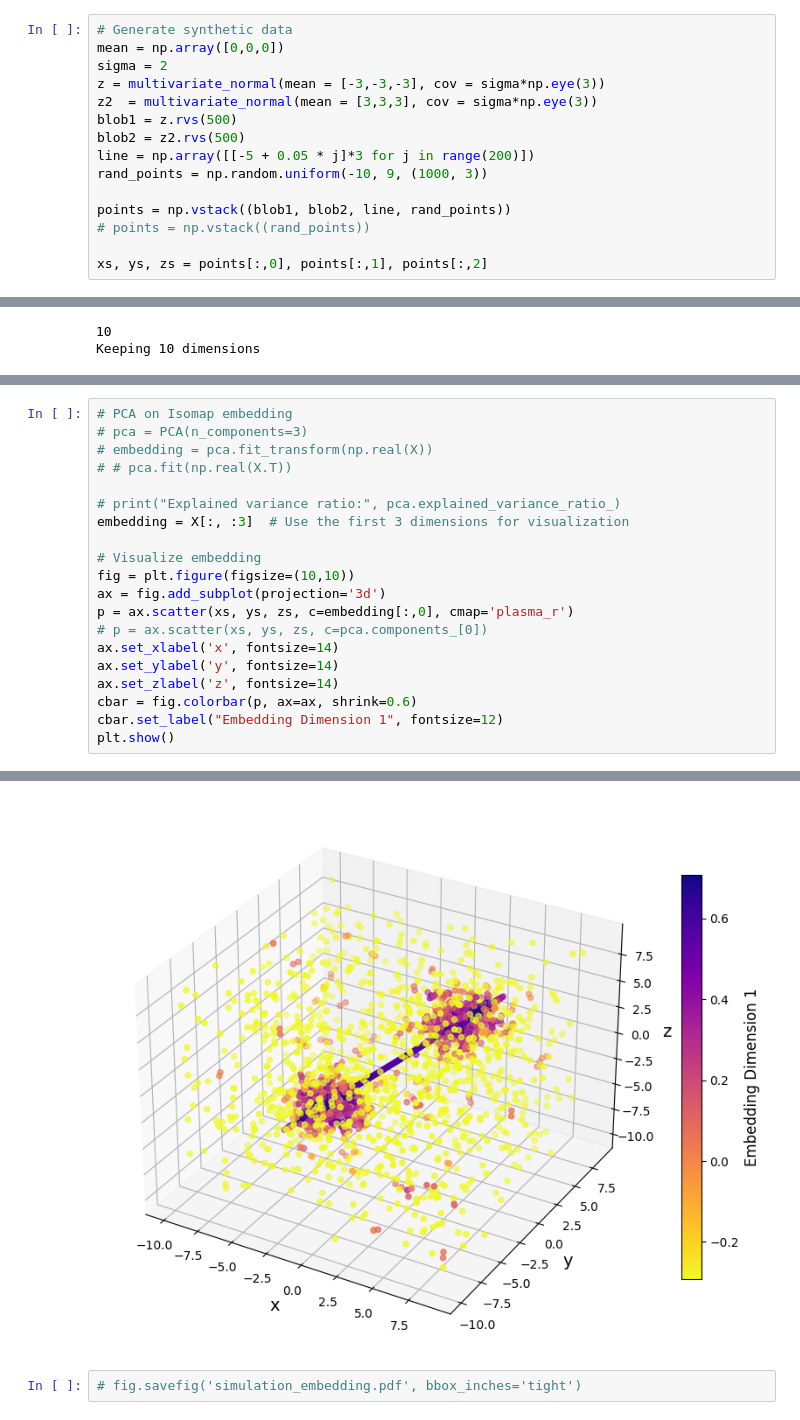
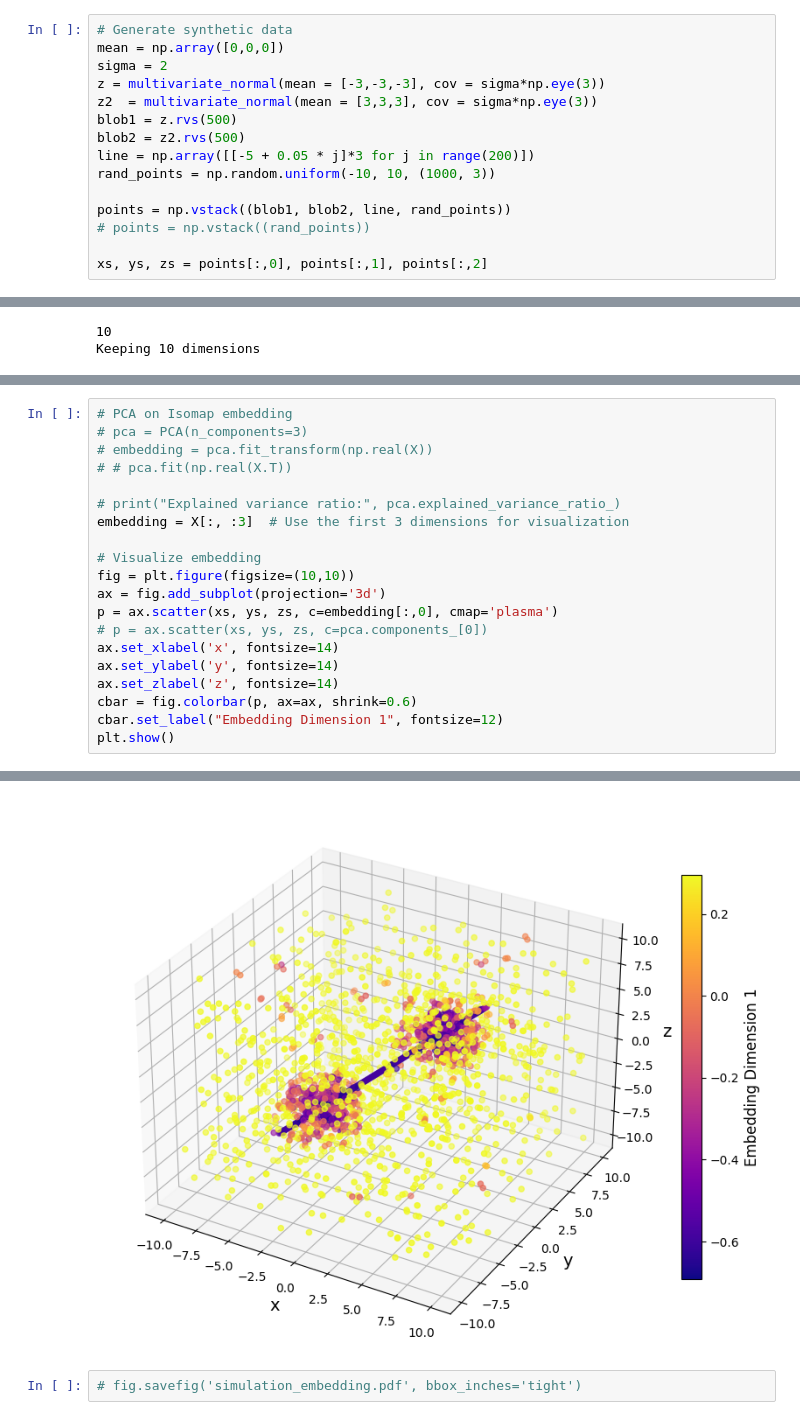
Before and after one commit to asmuzsoy/galaxy-manifolds, a Jupyter notebook: gaussian_simulation_test.ipynb, the cells around one changed output, grey strips where cells are left out. Cells and saved outputs as stored; diff of their text form.

```diff
--- a/gaussian_simulation_test.ipynb
+++ b/gaussian_simulation_test.ipynb
@@ -16,7 +16,7 @@ z2  = multivariate_normal(mean = [3,3,3], cov = sigma*np.eye(3))
 blob1 = z.rvs(500)
 blob2 = z2.rvs(500)
 line = np.array([[-5 + 0.05 * j]*3 for j in range(200)])
-rand_points = np.random.uniform(-10, 9, (1000, 3))
+rand_points = np.random.uniform(-10, 10, (1000, 3))
 
 points = np.vstack((blob1, blob2, line, rand_points))
 # points = np.vstack((rand_points))
@@ -176,7 +195,7 @@ embedding = X[:, :3]  # Use the first 3 dimensions for visualization
 # Visualize embedding
 fig = plt.figure(figsize=(10,10))
 ax = fig.add_subplot(projection='3d')
-p = ax.scatter(xs, ys, zs, c=embedding[:,0], cmap='plasma_r')
+p = ax.scatter(xs, ys, zs, c=embedding[:,0], cmap='plasma')
 # p = ax.scatter(xs, ys, zs, c=pca.components_[0])
 ax.set_xlabel('x', fontsize=14)
 ax.set_ylabel('y', fontsize=14)
@@ -188,4 +208,4 @@ plt.show()
-[figure, old version]
+[figure, new version]
 # %%
 # fig.savefig('simulation_embedding.pdf', bbox_inches='tight')
 # %%
```
Also changed, not shown: parts of 20 cells of this notebook, 1 other file.
